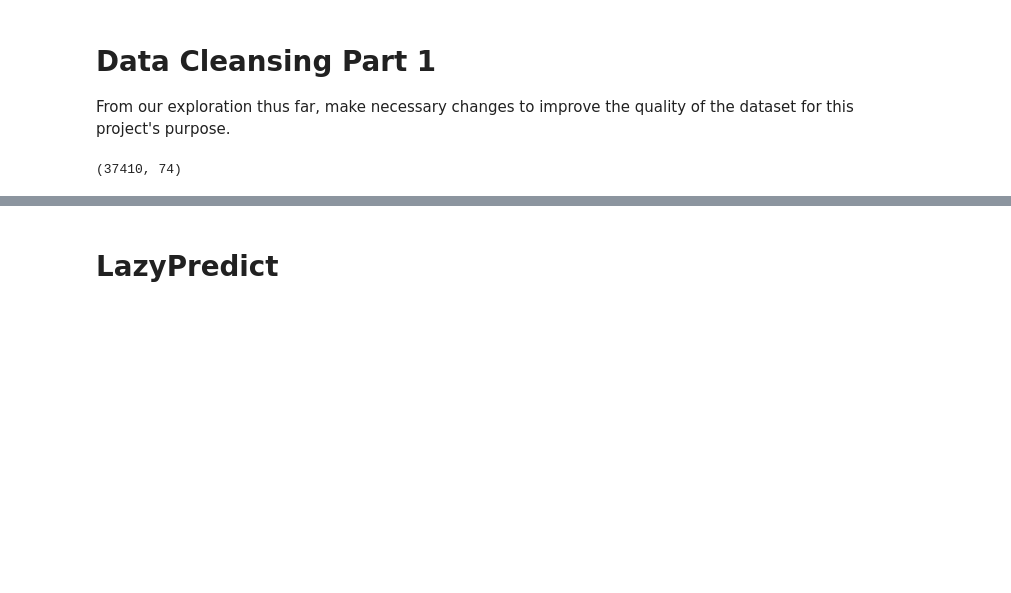
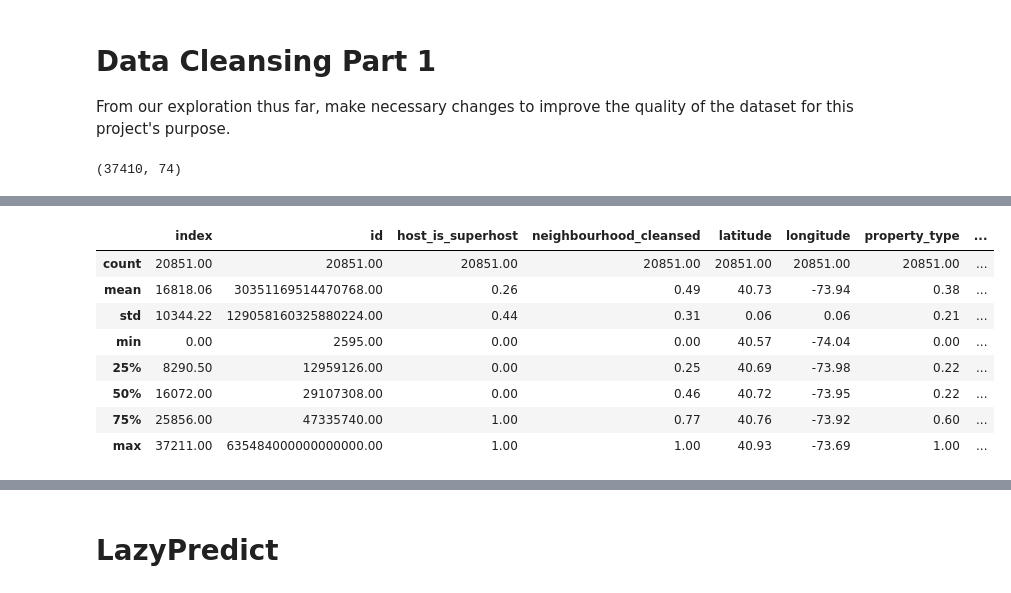
Before and after one commit to vicotriangle/victoria_data606, a Jupyter notebook: eda_current.ipynb, the cells around one changed output, grey strips where cells are left out. Cells and saved outputs as stored; diff of their text form; code cells hidden in the pictures; blank space fills up the shorter version.

```diff
--- a/eda_current.ipynb
+++ b/eda_current.ipynb
@@ -593,0 +329,13 @@ array([[<Axes: title={'center': 'review_scores_rating'}>]], dtype=object)
+# %%
+pd.set_option('display.max_columns', None)
+abnb.describe()
+# %% [output]
+|  | index | id | host_is_superhost | neighbourhood_cleansed | latitude | longitude | property_type | ... |
+| count | 20851.00 | 20851.00 | 20851.00 | 20851.00 | 20851.00 | 20851.00 | 20851.00 | ... |
+| mean | 16818.06 | 30351169514470768.00 | 0.26 | 0.49 | 40.73 | -73.94 | 0.38 | ... |
+| std | 10344.22 | 129058160325880224.00 | 0.44 | 0.31 | 0.06 | 0.06 | 0.21 | ... |
+| min | 0.00 | 2595.00 | 0.00 | 0.00 | 40.57 | -74.04 | 0.00 | ... |
+| 25% | 8290.50 | 12959126.00 | 0.00 | 0.25 | 40.69 | -73.98 | 0.22 | ... |
+| 50% | 16072.00 | 29107308.00 | 0.00 | 0.46 | 40.72 | -73.95 | 0.22 | ... |
+| 75% | 25856.00 | 47335740.00 | 1.00 | 0.77 | 40.76 | -73.92 | 0.60 | ... |
+| max | 37211.00 | 635484000000000000.00 | 1.00 | 1.00 | 40.93 | -73.69 | 1.00 | ... |
```
Also changed, not shown: parts of 112 cells of this notebook.
